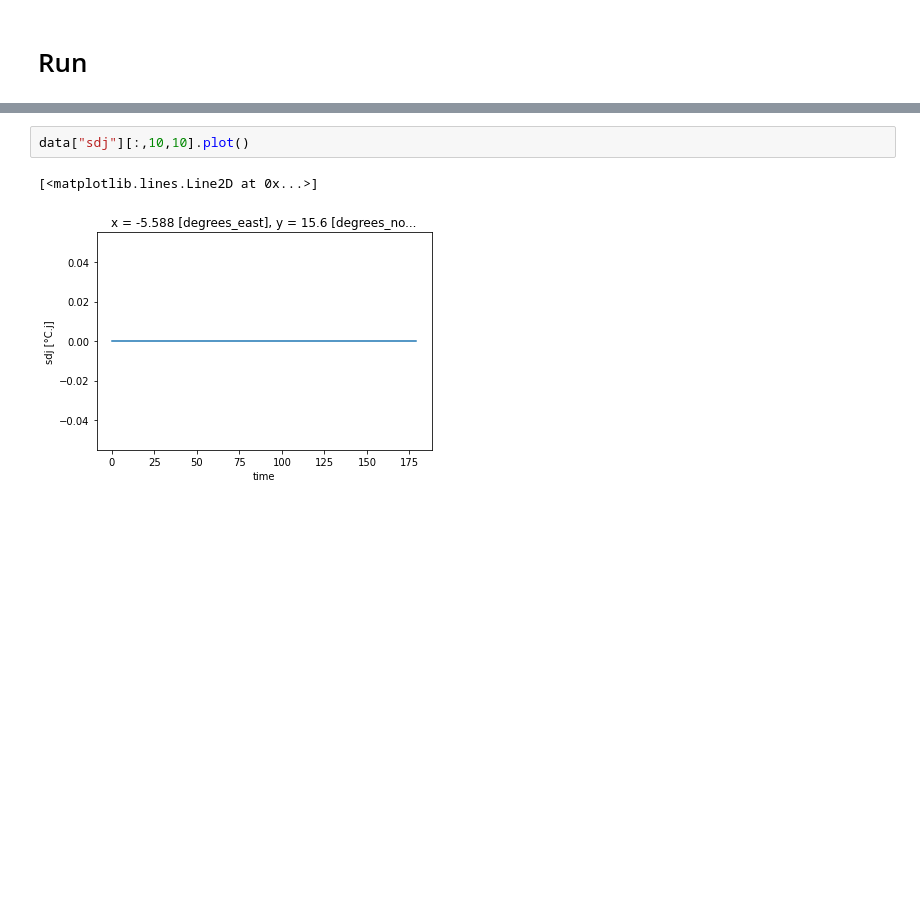
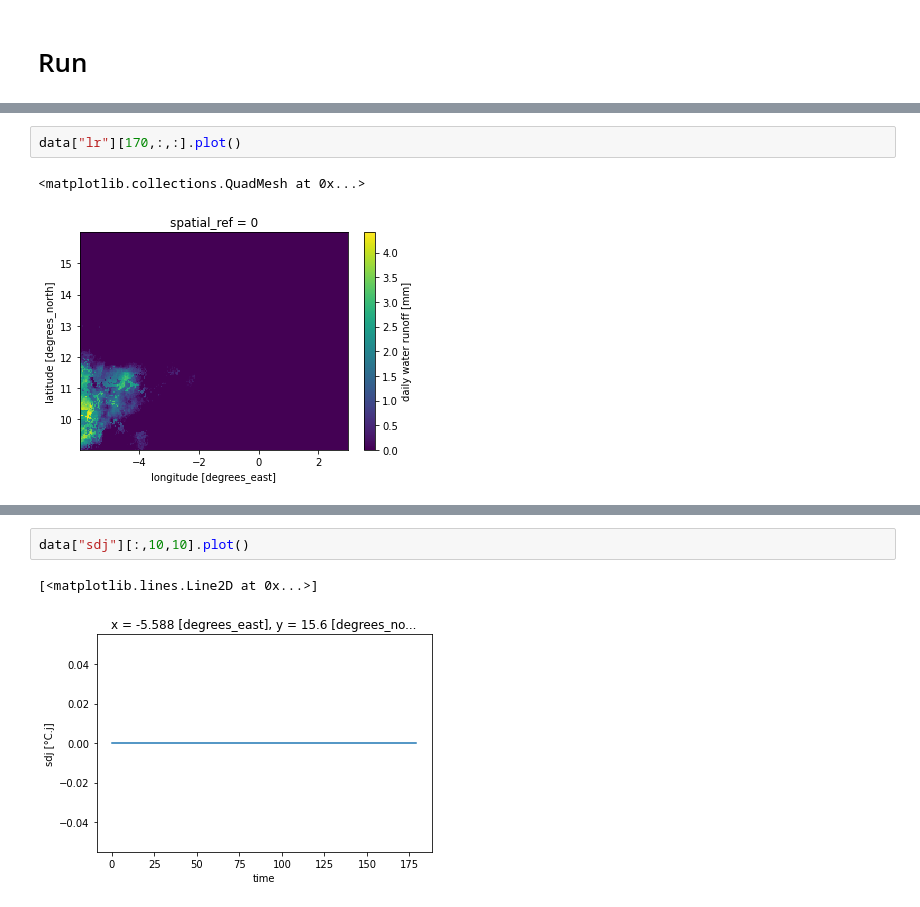
Before and after one commit to SARRA-cropmodels/SARRA-Py, a Jupyter notebook: notebooks/SARRA-Py_grid.ipynb, the cells around one changed output, grey strips where cells are left out. Drawn from its saved outputs; the diff is of its cells as text; blank space fills up the shorter version.

```diff
--- a/notebooks/SARRA-Py_grid.ipynb
+++ b/notebooks/SARRA-Py_grid.ipynb
@@ -149,0 +158,5 @@ data["eauDispo"][0,:,:].plot()
+# %%
+data["lr"][170,:,:].plot()
+# %% [output]
+<matplotlib.collections.QuadMesh at 0x...>
+[figure, added]
```
Also changed, not shown: parts of 6 cells of this notebook, 1 other file.
